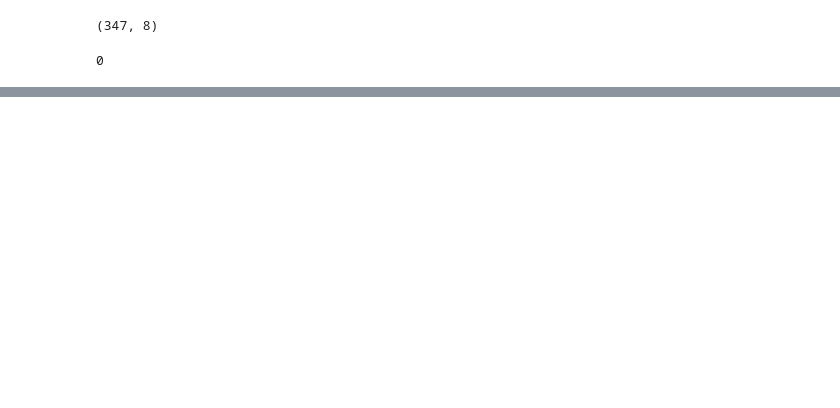
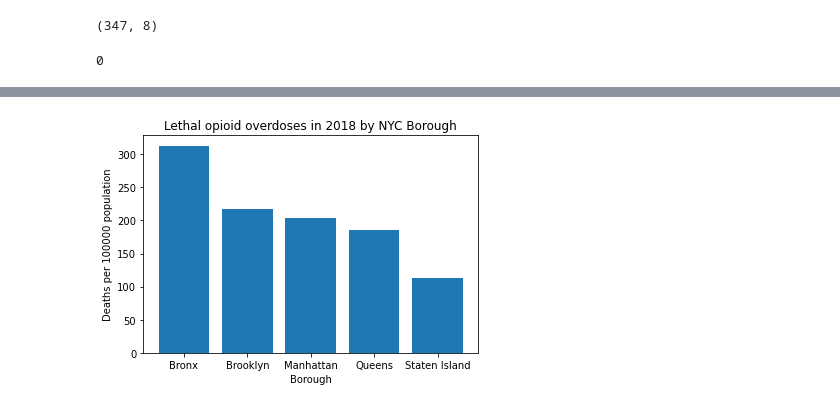
Before and after one commit to rsolava/mta-eda, a Jupyter notebook: analysis.ipynb, the cells around one changed output, grey strips where cells are left out. Cells and saved outputs as stored; diff of their text form; code cells hidden in the pictures; blank space fills up the shorter version.

```diff
--- a/analysis.ipynb
+++ b/analysis.ipynb
@@ -784,0 +850,10 @@ station_totals.boro.isna().sum()
+# %%
+plt.title("Lethal opioid overdoses in 2018 by NYC Borough")
+plt.xlabel("Borough")
+plt.ylabel("Deaths per 100000 population")
+
+plt.bar(x, y)
+
+plt.savefig("op_deaths_2018.png", bbox_inches="tight")
+# %% [output]
+[figure, added]
```
Also changed, not shown: parts of 16 cells of this notebook.
